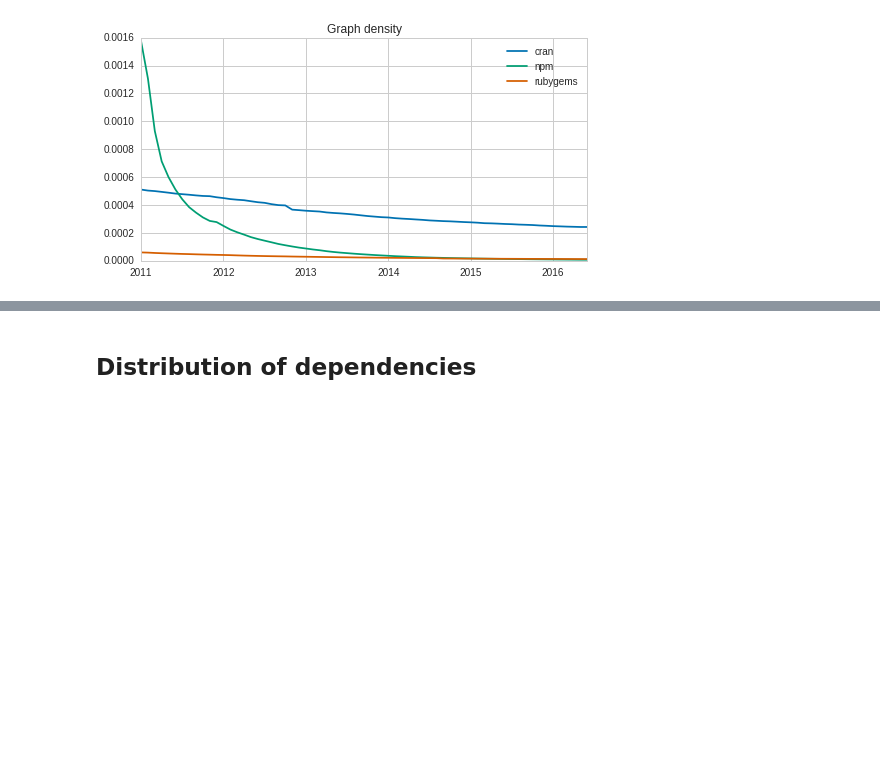
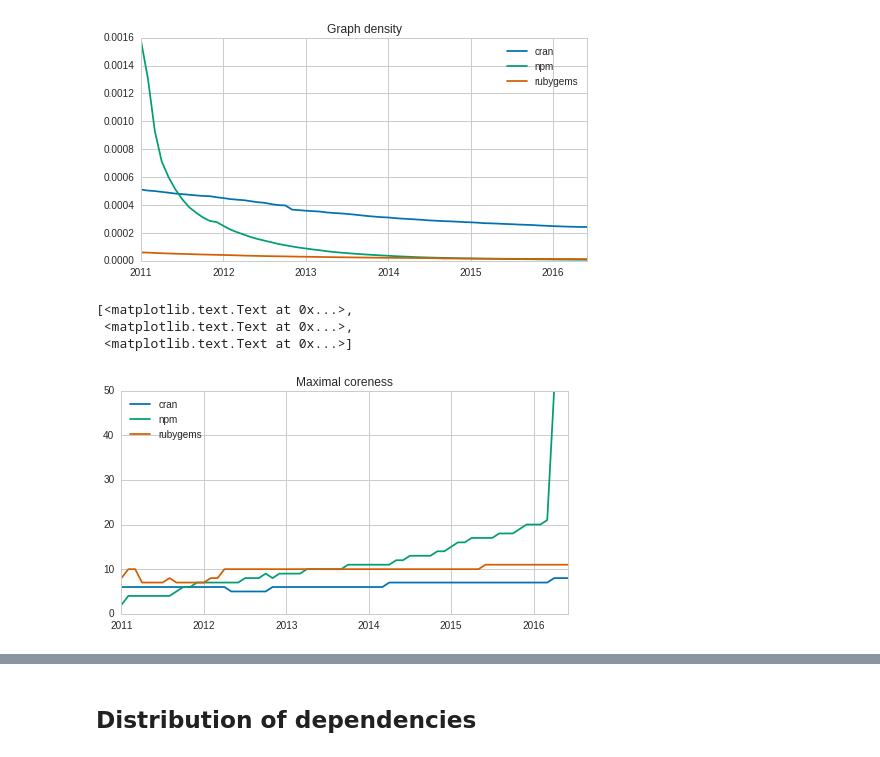
Before and after one commit to AlexandreDecan/ecos-emse, a Jupyter notebook: notebooks/Graphs metrics.ipynb, the cells around one changed output, grey strips where cells are left out. Drawn from its saved outputs; the diff is of its cells as text; code cells hidden in the pictures; blank space fills up the shorter version.

```diff
--- a/notebooks/Graphs metrics.ipynb
+++ b/notebooks/Graphs metrics.ipynb
@@ -122,3 +122,26 @@ ax.set(
  <matplotlib.text.Text at 0x...>,
  <matplotlib.text.Text at 0x...>]
 [figure]
+# %%
+figure, ax = matplotlib.pyplot.subplots()
+figure.set_size_inches(FIG_SIZE)
+
+df = pandas.DataFrame(index=DATE_RANGE, columns=ECOSYSTEMS)
+
+for ecosystem, dates in graphs.items():
+    for date, graph in dates.items():
+        coreness = graph.coreness()
+        df.loc[date, ecosystem] = pandas.np.max(coreness)
+
+df.plot(ax=ax)
+
+ax.set(
+    xlabel='',
+    ylabel='',
+    title='Maximal coreness',
+)
+# %% [output]
+[<matplotlib.text.Text at 0x...>,
+ <matplotlib.text.Text at 0x...>,
+ <matplotlib.text.Text at 0x...>]
+[figure, added]
```
Also changed, not shown: parts of 9 cells of this notebook.
